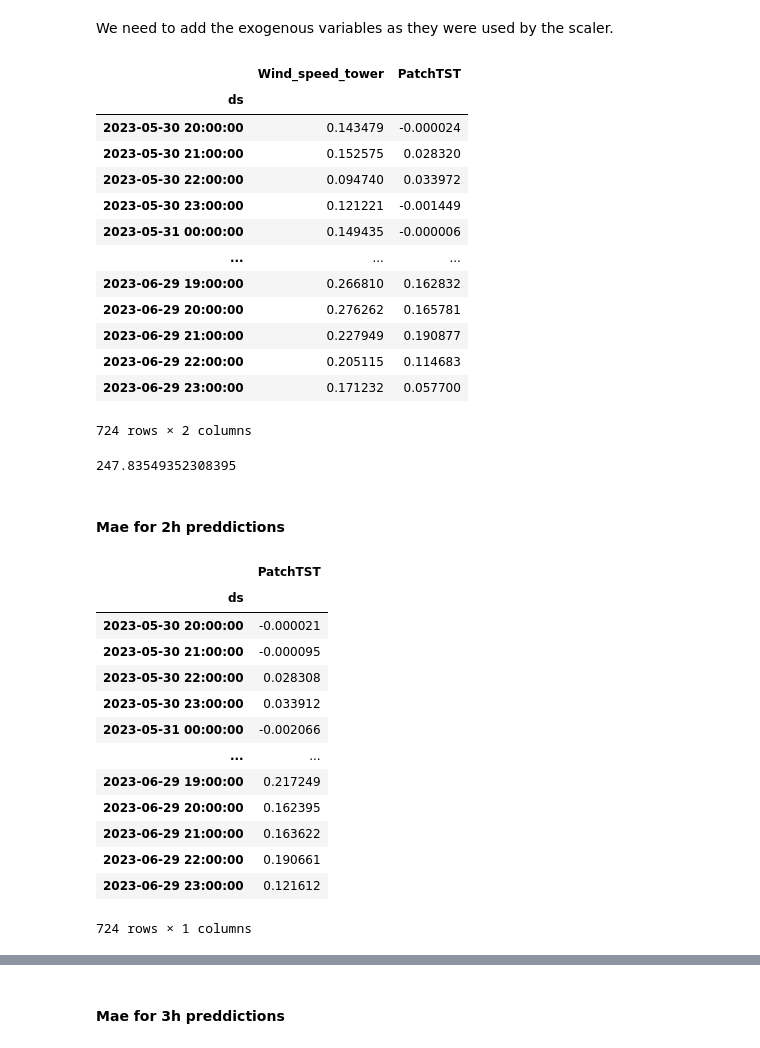
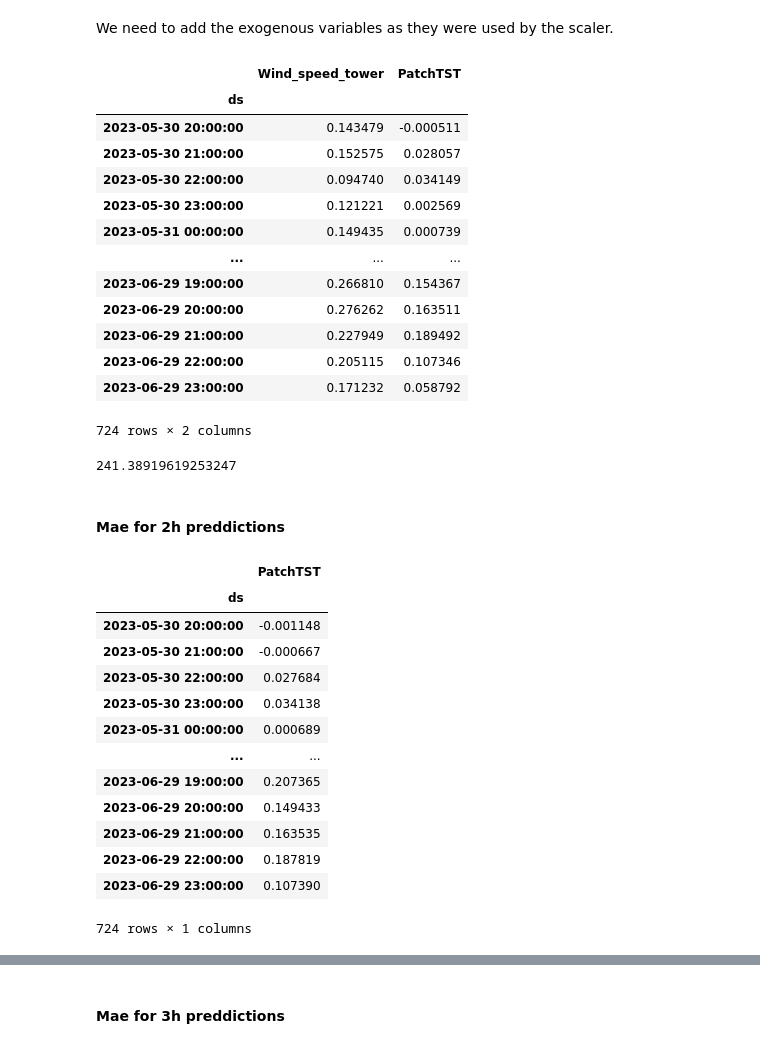
Before and after one commit to fsansegundo/tfm_cc_2025, a Jupyter notebook: models/PatchTST/PatchTST_AV.ipynb, the cells around one changed output, grey strips where cells are left out. Cells and saved outputs as stored; diff of their text form; code cells hidden in the pictures.

```diff
--- a/models/PatchTST/PatchTST_AV.ipynb
+++ b/models/PatchTST/PatchTST_AV.ipynb
@@ -27,7 +43,6 @@ import optuna
 # %% [markdown]
 ## Load dataset
 # %%
-
-
-file_path = "./data/filtered_df.csv"
+file_path = "../../data/filtered_df.csv"
 df = pd.read_csv(file_path, delimiter=';')
+df.head()
@@ -214,7 +235,3 @@ test_df
 | 2023-06-29 22:00:00 | 5.017759 | 316.17050 |
 | 2023-06-29 23:00:00 | 4.197770 | 118.98179 |
 724 rows × 2 columns
-# %%
-val_len = test_len
-train_len = train_len
-train_len, val_len
@@ -727,8 +742,8 @@ time
 2023-06-29 23:00:00    0.171232
 Name: Wind_speed_tower, Length: 724, dtype: float64
 # %%
-mape1h_df = preds_df['1h'].copy()[2:][['PatchTST']]
-mape1h_df
+mae1h_df = preds_df['1h'].copy()[2:][['PatchTST']]
+mae1h_df
 # %% [output]
 |  | PatchTST |
 | ds |  |
@@ -747,46 +762,46 @@ mape1h_df
 # %% [markdown]
 We need to add the exogenous variables as they were used by the scaler.
 # %%
-mape1h_df.insert(0, 'Wind_speed_tower', test_df_nf['Wind_speed_tower'].values)
-mape1h_df
+mae1h_df.insert(0, 'Wind_speed_tower', test_df_nf['Wind_speed_tower'].values)
+mae1h_df
 # %% [output]
 |  | Wind_speed_tower | PatchTST |
 | ds |  |  |
-| 2023-05-30 20:00:00 | 0.143479 | -0.000024 |
-| 2023-05-30 21:00:00 | 0.152575 | 0.028320 |
-| 2023-05-30 22:00:00 | 0.094740 | 0.033972 |
-| 2023-05-30 23:00:00 | 0.121221 | -0.001449 |
-| 2023-05-31 00:00:00 | 0.149435 | -0.000006 |
+| 2023-05-30 20:00:00 | 0.143479 | -0.000511 |
+| 2023-05-30 21:00:00 | 0.152575 | 0.028057 |
+| 2023-05-30 22:00:00 | 0.094740 | 0.034149 |
+| 2023-05-30 23:00:00 | 0.121221 | 0.002569 |
+| 2023-05-31 00:00:00 | 0.149435 | 0.000739 |
 | ... | ... | ... |
-| 2023-06-29 19:00:00 | 0.266810 | 0.162832 |
-| 2023-06-29 20:00:00 | 0.276262 | 0.165781 |
-| 2023-06-29 21:00:00 | 0.227949 | 0.190877 |
-| 2023-06-29 22:00:00 | 0.205115 | 0.114683 |
-| 2023-06-29 23:00:00 | 0.171232 | 0.057700 |
+| 2023-06-29 19:00:00 | 0.266810 | 0.154367 |
+| 2023-06-29 20:00:00 | 0.276262 | 0.163511 |
+| 2023-06-29 21:00:00 | 0.227949 | 0.189492 |
+| 2023-06-29 22:00:00 | 0.205115 | 0.107346 |
+| 2023-06-29 23:00:00 | 0.171232 | 0.058792 |
 724 rows × 2 columns
 # %%
-# mape1h_df.columns = ["Wind_speed_tower", "Active_Power"]
-mean_absolute_error(scaler.inverse_transform(mape1h_df)[:,1], test_df_original["Active_Power"])
+# mae1h_df.columns = ["Wind_speed_tower", "Active_Power"]
+mean_absolute_error(scaler.inverse_transform(mae1h_df)[:,1], test_df_original["Active_Power"])
 # %% [output]
-247.83549352308395
+241.38919619253247
 # %% [markdown]
 #### Mae for 2h preddictions
 # %%
-mape2h_df = preds_df['2h'].copy()[1:][:-1][['PatchTST']]
-mape2h_df
+mae2h_df = preds_df['2h'].copy()[1:][:-1][['PatchTST']]
+mae2h_df
 # %% [output]
 |  | PatchTST |
 | ds |  |
-| 2023-05-30 20:00:00 | -0.000021 |
-| 2023-05-30 21:00:00 | -0.000095 |
-| 2023-05-30 22:00:00 | 0.028308 |
-| 2023-05-30 23:00:00 | 0.033912 |
-| 2023-05-31 00:00:00 | -0.002066 |
+| 2023-05-30 20:00:00 | -0.001148 |
+| 2023-05-30 21:00:00 | -0.000667 |
+| 2023-05-30 22:00:00 | 0.027684 |
+| 2023-05-30 23:00:00 | 0.034138 |
+| 2023-05-31 00:00:00 | 0.000689 |
 | ... | ... |
-| 2023-06-29 19:00:00 | 0.217249 |
-| 2023-06-29 20:00:00 | 0.162395 |
-| 2023-06-29 21:00:00 | 0.163622 |
-| 2023-06-29 22:00:00 | 0.190661 |
-| 2023-06-29 23:00:00 | 0.121612 |
+| 2023-06-29 19:00:00 | 0.207365 |
+| 2023-06-29 20:00:00 | 0.149433 |
+| 2023-06-29 21:00:00 | 0.163535 |
+| 2023-06-29 22:00:00 | 0.187819 |
+| 2023-06-29 23:00:00 | 0.107390 |
 724 rows × 1 columns
 # %%
```
Also changed, not shown: parts of 65 cells of this notebook, 36 other files.
